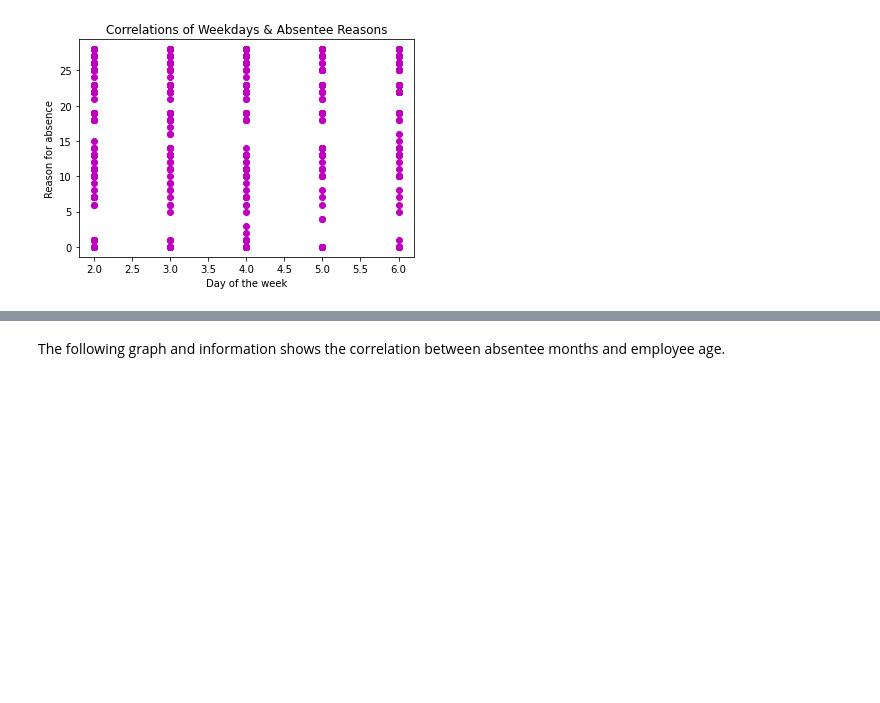
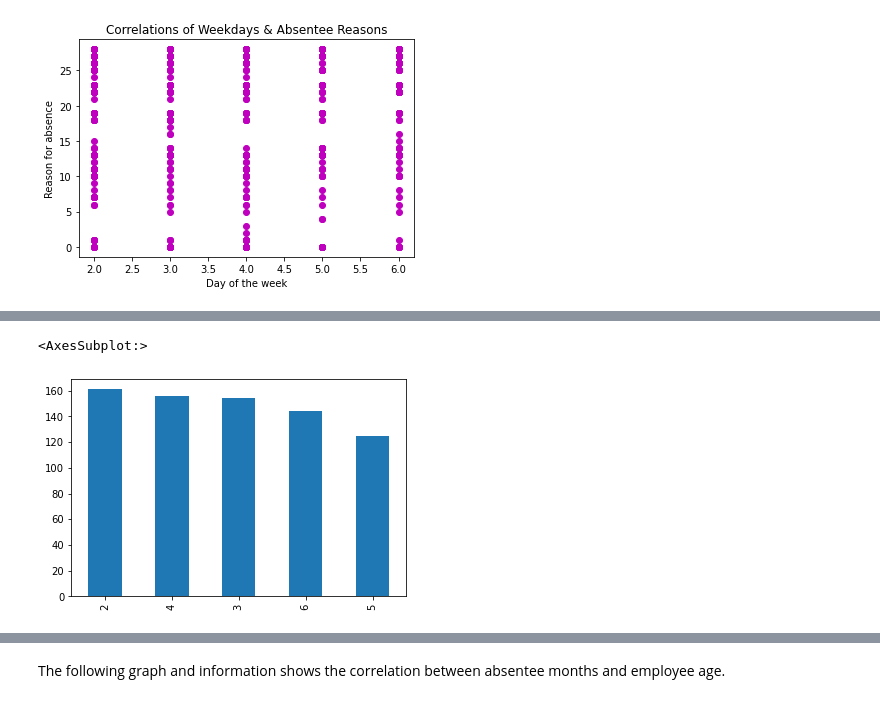
Before and after one commit to ajdattage12/Correlation_trial, a Jupyter notebook: Correlation Trials.ipynb, the cells around one changed output, grey strips where cells are left out. Drawn from its saved outputs; the diff is of its cells as text; code cells hidden in the pictures; blank space fills up the shorter version.

Commit message:
updated charts

```diff
--- a/Correlation Trials.ipynb
+++ b/Correlation Trials.ipynb
@@ -90,0 +130,5 @@ plt.show()
+# %%
+file['Day of the week'].value_counts().plot(kind='bar')
+# %% [output]
+<AxesSubplot:>
+[figure, added]
```
Also changed, not shown: parts of 9 cells of this notebook.
